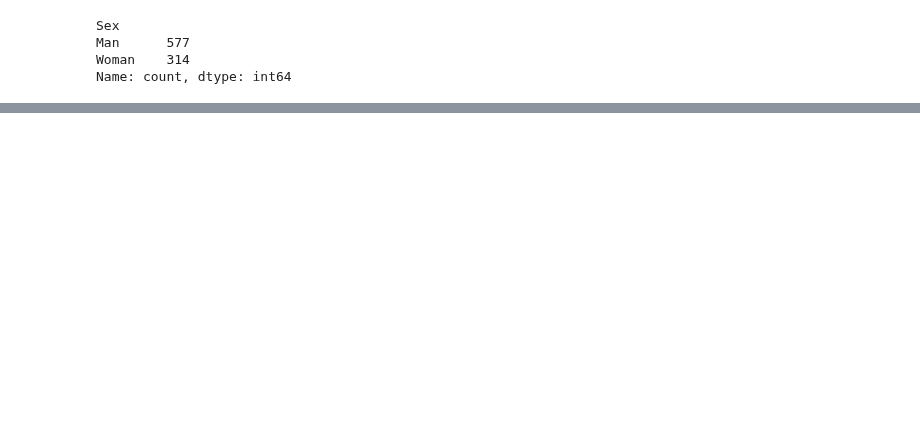
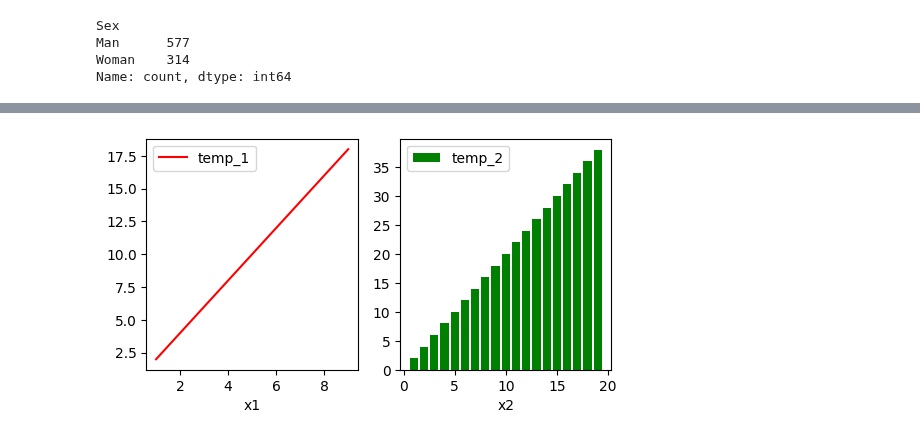
Before and after one commit to miji-lee-kr/titanic_practice, a Jupyter notebook: titanic.ipynb, the cells around one changed output, grey strips where cells are left out. Saved outputs shown, nothing was run; the diff lists cells and outputs as text; code cells hidden in the pictures; blank space fills up the shorter version.

```diff
--- a/titanic.ipynb
+++ b/titanic.ipynb
@@ -928,0 +930,24 @@ ModuleNotFoundError: No module named 'matplotlib'
+# %%
+# 한 figure 캔버스에 여러 그래프 배치할 때 plt.subplots()
+x1 = np.arange(1,10)
+x2 = np.arange(1,20)
+y1 = 2* x1
+y2 = 2* x2
+
+fig, ax = plt.subplots(nrows =1, ncols = 2, figsize = (6,3)) # plt.subplots()는 항상 figure, axes 총 2개 반환
+
+ax[0].plot(x1, y1, color = 'red', label = 'temp_1')
+ax[1].bar(x2,y2, color = 'green', label = 'temp_2')
+
+ax[0].set_xlabel('x1')
+ax[1].set_xlabel('x2')
+
+ax[0].legend()
+ax[1].legend()
+
+plt.show()
+
+
+# 행2 * 열2 이상 배열일때는 ax[0][0], ax[0][1], ax[1][0], ax[1][1]
+# %% [output]
+[figure, added]
```
Also changed, not shown: parts of 9 cells of this notebook.
